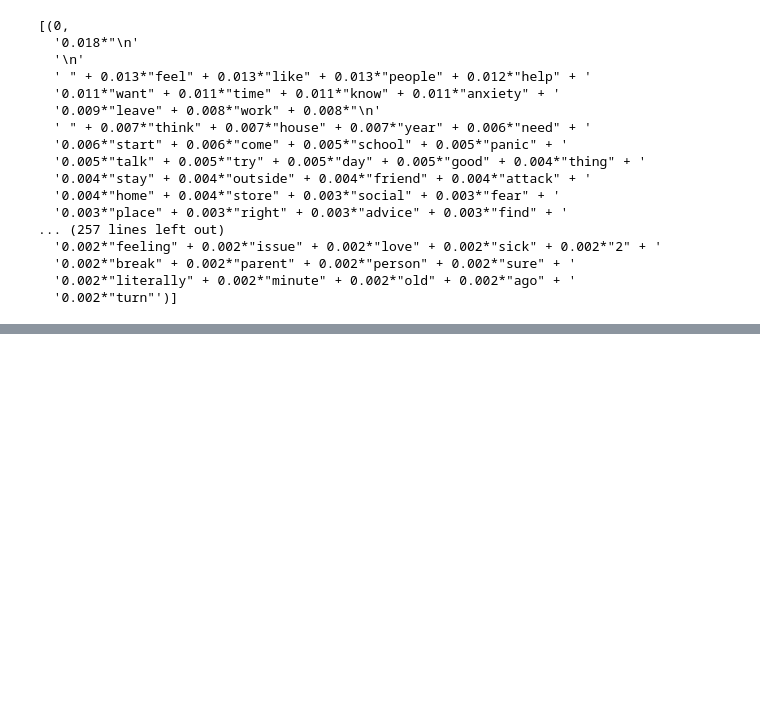
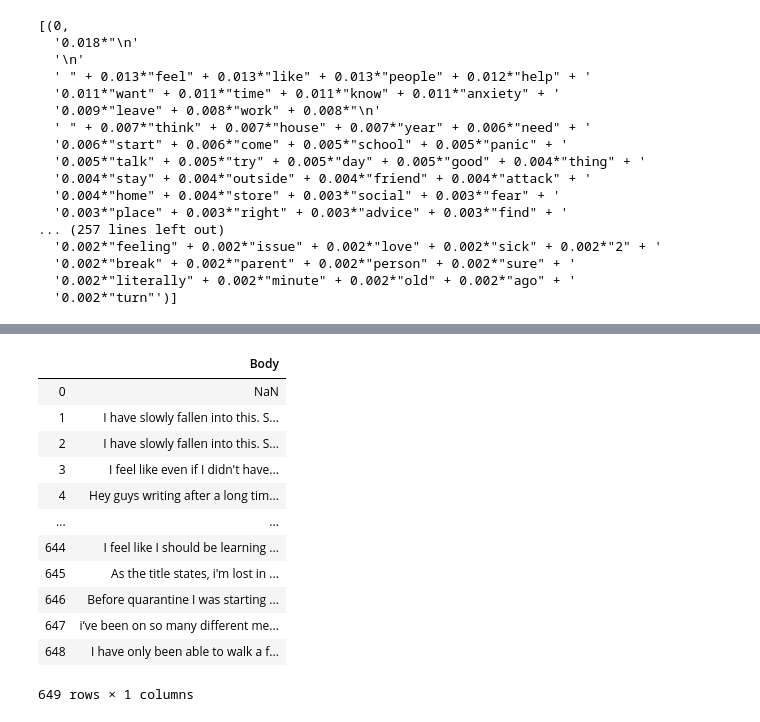
Before and after one commit to heathersaul-nos3lf/final_horsemen, a Jupyter notebook: Topic_modeling.ipynb, the cells around one changed output, grey strips where cells are left out. Cells and saved outputs as stored; diff of their text form; code cells hidden in the pictures; blank space fills up the shorter version.

```diff
--- a/Topic_modeling.ipynb
+++ b/Topic_modeling.ipynb
@@ -116,0 +199,16 @@ pprint(lda_model.print_topics(num_words=100))
+# %%
+newest_doc
+# %% [output]
+|  | Body |
+| 0 | NaN |
+| 1 | I have slowly fallen into this. S... |
+| 2 | I have slowly fallen into this. S... |
+| 3 | I feel like even if I didn't have... |
+| 4 | Hey guys writing after a long tim... |
+| ... | ... |
+| 644 | I feel like I should be learning ... |
+| 645 | As the title states, i'm lost in ... |
+| 646 | Before quarantine I was starting ... |
+| 647 | i’ve been on so many different me... |
+| 648 | I have only been able to walk a f... |
+649 rows × 1 columns
```
Also changed, not shown: parts of 4 cells of this notebook, 15 other files.
